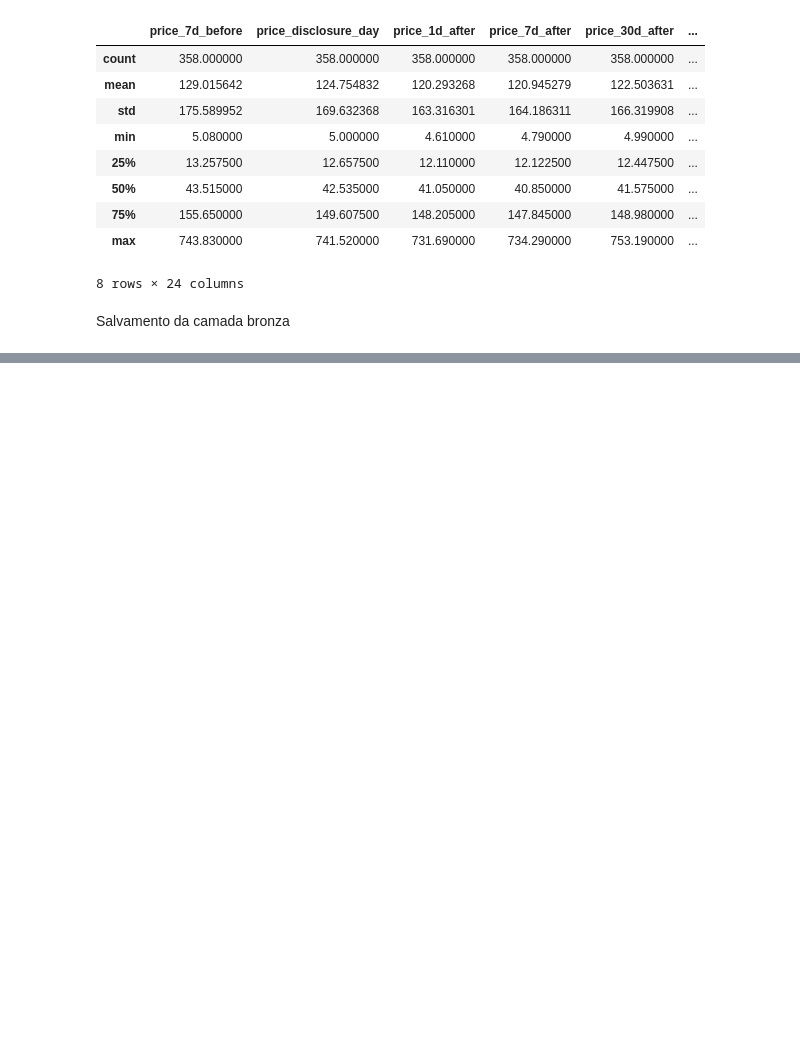
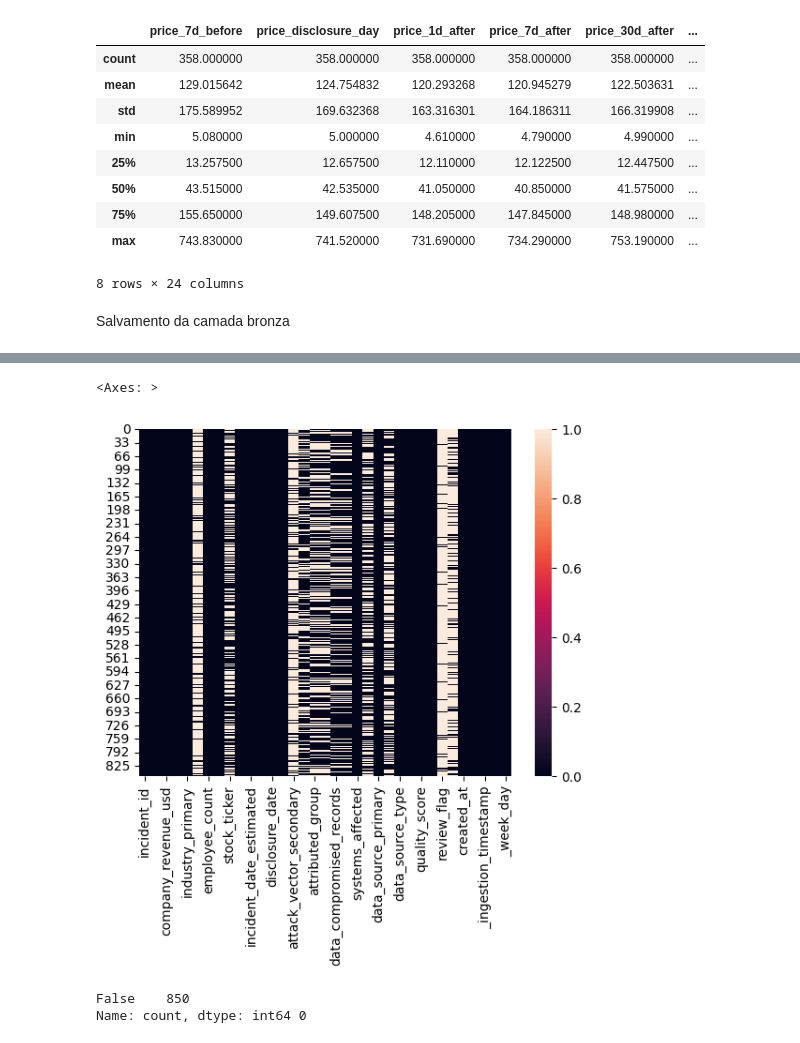
Before and after one commit to AlbertoGrey27/dataset_cyberseguran-a, a Jupyter notebook: dataset cybersecurity/main.ipynb, the cells around one changed output, grey strips where cells are left out. Drawn from its saved outputs; the diff is of its cells as text; code cells hidden in the pictures; blank space fills up the shorter version.

```diff
--- a/dataset cybersecurity/main.ipynb
+++ b/dataset cybersecurity/main.ipynb
@@ -229,0 +310,10 @@ if Path("Dados/bronze").exists():
+# %%
+sns.heatmap(incedets_master_bronze.isnull())
+# %% [output]
+<Axes: >
+[figure, added]
+# %%
+print(incedets_master_bronze.duplicated(subset=['incident_id']).value_counts(),incedets_master_bronze.duplicated().sum())
+# %% [output]
+False    850
+Name: count, dtype: int64 0
```
Also changed, not shown: parts of 15 cells of this notebook.
